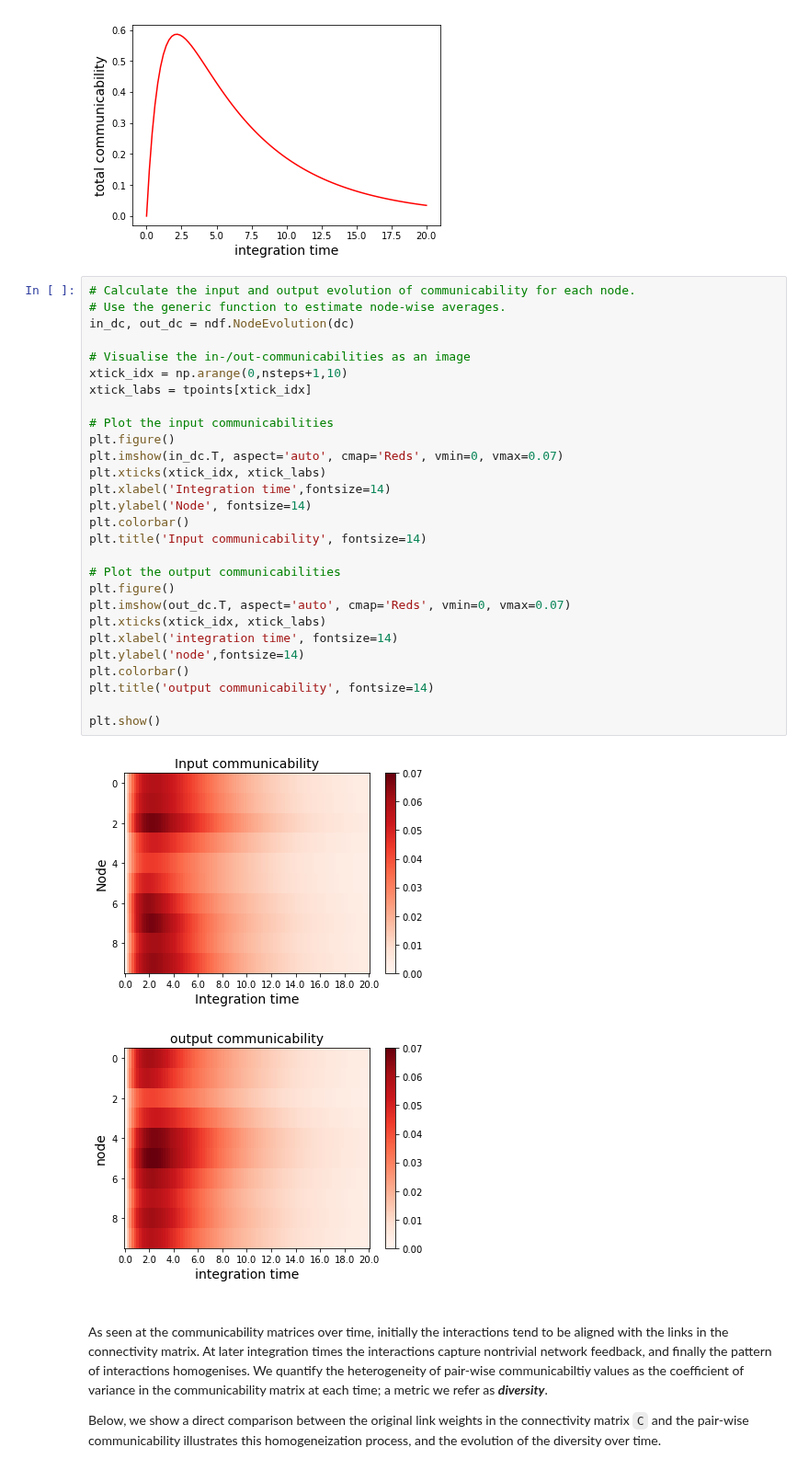
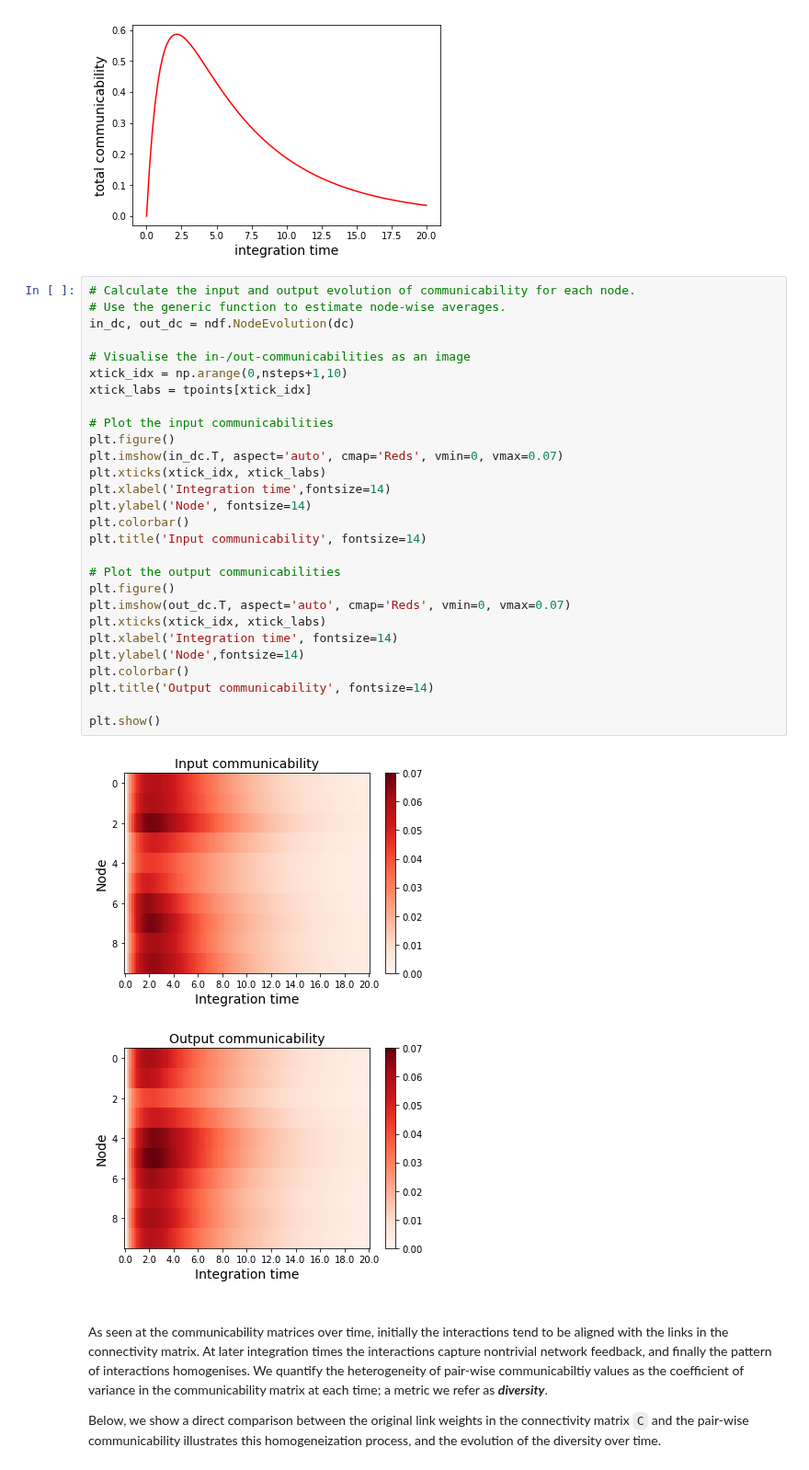
Before and after one commit to mb-BCA/NetDynFlow, a Jupyter notebook: Examples/Tutorial_1_Basics.ipynb, the cells around one changed output. Shown at 92% size. Drawn from its saved outputs; the diff is of its cells as text.

```diff
--- a/Examples/Tutorial_1_Basics.ipynb
+++ b/Examples/Tutorial_1_Basics.ipynb
@@ -459,34 +459,34 @@ plt.show()
 # %%
 # Calculate the input and output evolution of communicability for each node.
 # Use the generic function to estimate node-wise averages.
 in_dc, out_dc = ndf.NodeEvolution(dc)
 
 # Visualise the in-/out-communicabilities as an image
 xtick_idx = np.arange(0,nsteps+1,10)
 xtick_labs = tpoints[xtick_idx]
 
 # Plot the input communicabilities
 plt.figure()
 plt.imshow(in_dc.T, aspect='auto', cmap='Reds', vmin=0, vmax=0.07)
 plt.xticks(xtick_idx, xtick_labs)
 plt.xlabel('Integration time',fontsize=14)
 plt.ylabel('Node', fontsize=14)
 plt.colorbar()
 plt.title('Input communicability', fontsize=14)
 
 # Plot the output communicabilities
 plt.figure()
 plt.imshow(out_dc.T, aspect='auto', cmap='Reds', vmin=0, vmax=0.07)
 plt.xticks(xtick_idx, xtick_labs)
-plt.xlabel('integration time', fontsize=14)
-plt.ylabel('node',fontsize=14)
+plt.xlabel('Integration time', fontsize=14)
+plt.ylabel('Node',fontsize=14)
 plt.colorbar()
-plt.title('output communicability', fontsize=14)
+plt.title('Output communicability', fontsize=14)
 
 plt.show()
 # %% [output]
 [figure]
-[figure, old version]
+[figure, new version]
 # %% [markdown]
 <br>
 
```
